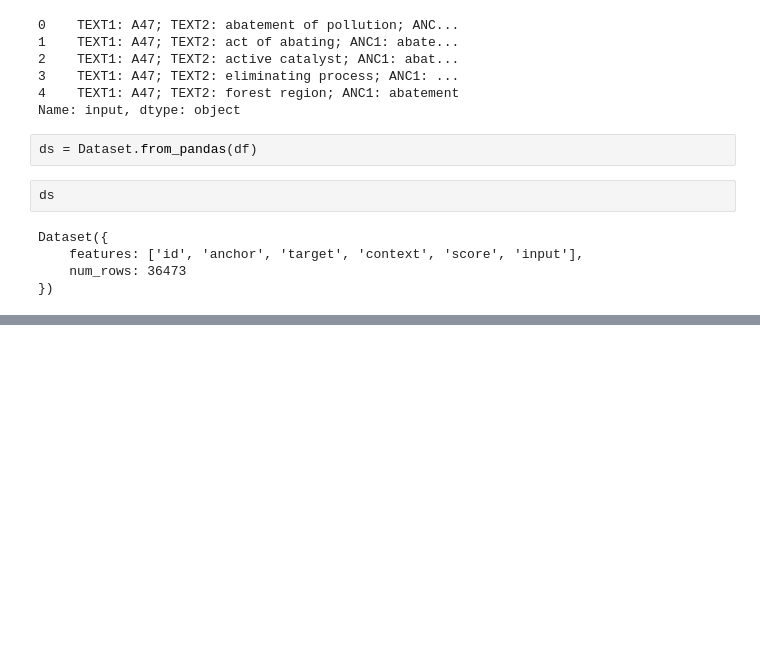
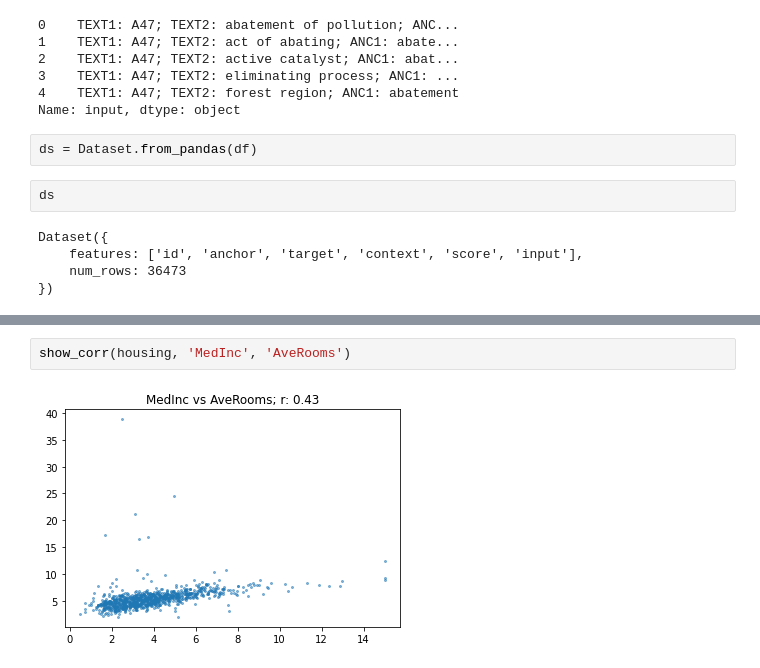
Before and after one commit to lfacc00/us-patent-phrase-to-phrase-matching, a Jupyter notebook: getting_started_with_nlp_for_absolute_beginners.ipynb, the cells around one changed output, grey strips where cells are left out. Saved outputs shown, nothing was run; the diff lists cells and outputs as text; blank space fills up the shorter version.

```diff
--- a/getting_started_with_nlp_for_absolute_beginners.ipynb
+++ b/getting_started_with_nlp_for_absolute_beginners.ipynb
@@ -61,0 +185,4 @@ Dataset({
+# %%
+show_corr(housing, 'MedInc', 'AveRooms')
+# %% [output]
+[figure, added]
```
Also changed, not shown: parts of 31 cells of this notebook, 1 other file.
